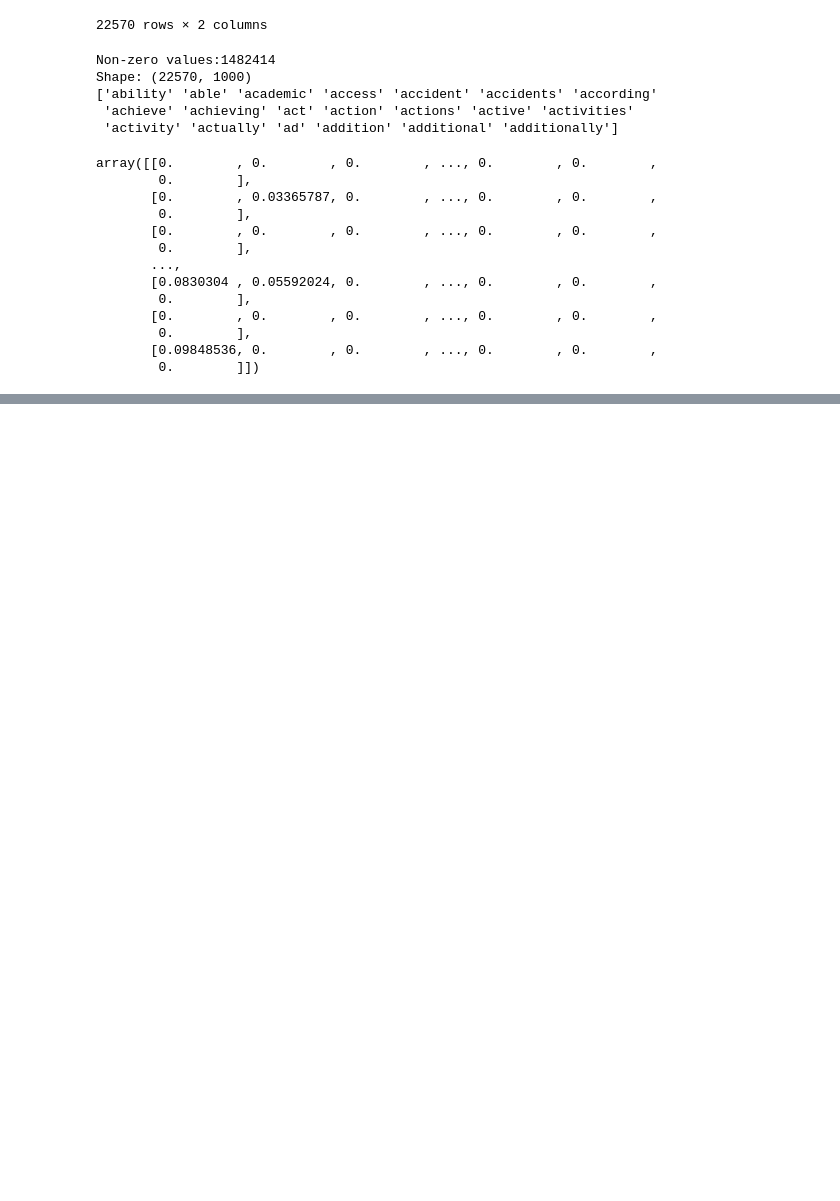
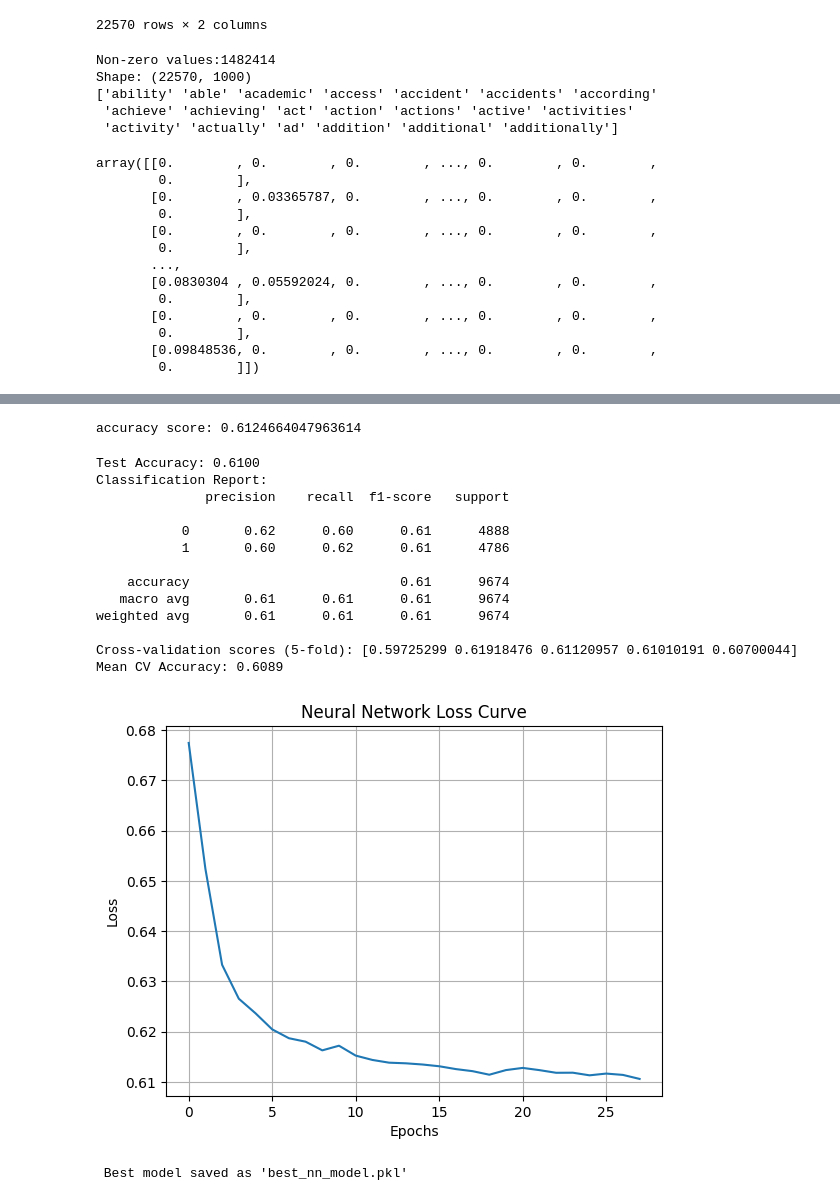
Before and after one commit to soipanhamisi/TextClassifierModel, a Jupyter notebook: textClassifer_nb.ipynb, the cells around one changed output, grey strips where cells are left out. Drawn from its saved outputs; the diff is of its cells as text; code cells hidden in the pictures; blank space fills up the shorter version.

```diff
--- a/textClassifer_nb.ipynb
+++ b/textClassifer_nb.ipynb
@@ -276,0 +279,12 @@ array([[0.        , 0.        , 0.        , ..., 0.        , 0.        ,
+# %%
+from sklearn.preprocessing import StandardScaler
+scaler = StandardScaler()
+X_train_scaled = scaler.fit_transform(features_from_text_train)
+X_test_scaled = scaler.transform(features_from_text_test)
+# %%
+from sklearn.decomposition import PCA
+pca = PCA(
+    n_components=1
+)
+X_train_pca = pca.fit_transform(X_train_scaled)
+X_test_pca = pca.transform(X_test_scaled)
@@ -276,0 +393,46 @@ array([[0.        , 0.        , 0.        , ..., 0.        , 0.        ,
+# %%
+print(f"accuracy score: {final_model.score(X_test_pca, y_test)}")
+# %% [output]
+accuracy score: 0.6124664047963614
+# %%
+from sklearn.metrics import accuracy_score, confusion_matrix, classification_report , ConfusionMatrixDisplay
+import joblib
+# Step 5: Evaluate on test set
+y_predNN = best_model.predict(X_test_pca)
+acc = accuracy_score(y_test, y_predNN)
+print(f"\nTest Accuracy: {acc:.4f}")
+print("Classification Report:")
+print(classification_report(y_test, y_predNN))
+
+# Step 6: Cross-validation on training set
+cv_scores = cross_val_score(best_model, X_train_pca, y_train, cv=5, scoring='accuracy')
+print(f"Cross-validation scores (5-fold): {cv_scores}")
+print(f"Mean CV Accuracy: {cv_scores.mean():.4f}")
+
+# Step 7: Plot loss curve
+plt.plot(best_model.loss_curve_)
+plt.title("Neural Network Loss Curve")
+plt.xlabel("Epochs")
+plt.ylabel("Loss")
+plt.grid(True)
+plt.show()
+
+# Step 8: Save the best model
+joblib.dump(best_model, "best_nn_model.pkl")
+print(" Best model saved as 'best_nn_model.pkl'")
+# %% [output]
+Test Accuracy: 0.6100
+Classification Report:
+              precision    recall  f1-score   support
+
+           0       0.62      0.60      0.61      4888
+           1       0.60      0.62      0.61      4786
+
+    accuracy                           0.61      9674
+   macro avg       0.61      0.61      0.61      9674
+weighted avg       0.61      0.61      0.61      9674
+
+Cross-validation scores (5-fold): [0.59725299 0.61918476 0.61120957 0.61010191 0.60700044]
+Mean CV Accuracy: 0.6089
+[figure, added]
+ Best model saved as 'best_nn_model.pkl'
```
Also changed, not shown: parts of 8 cells of this notebook.
